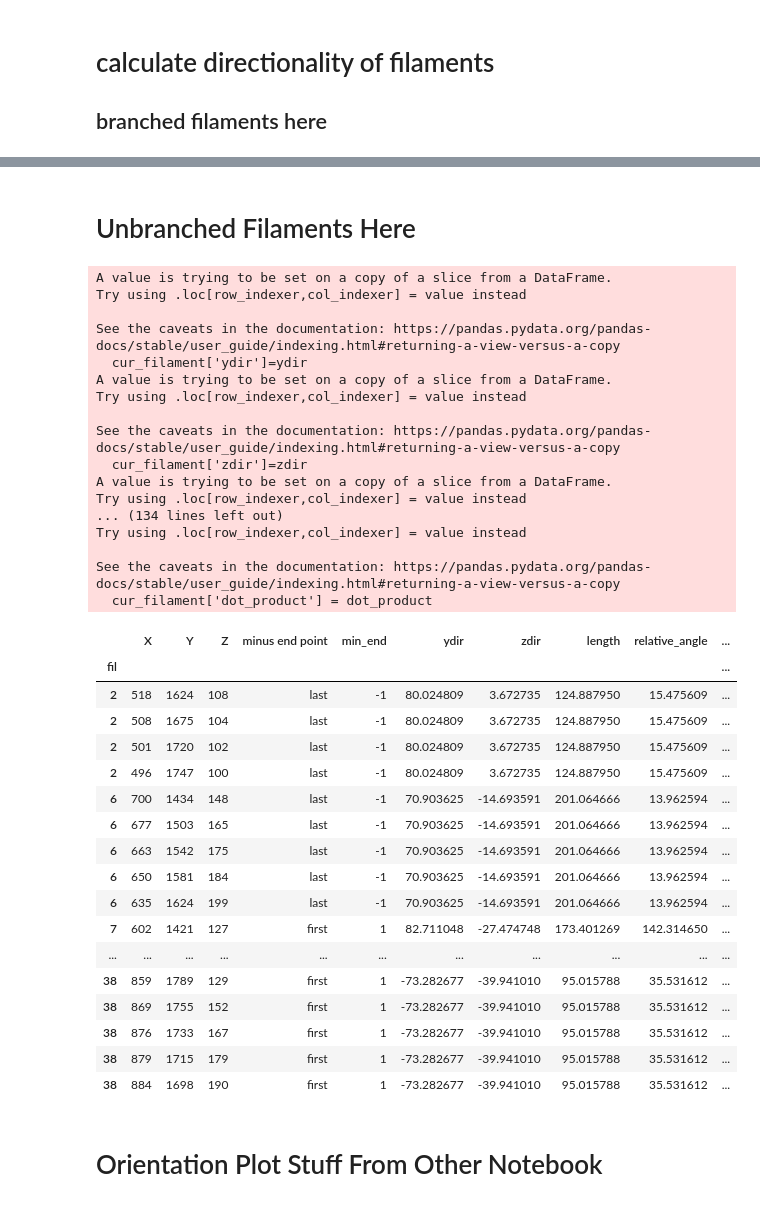
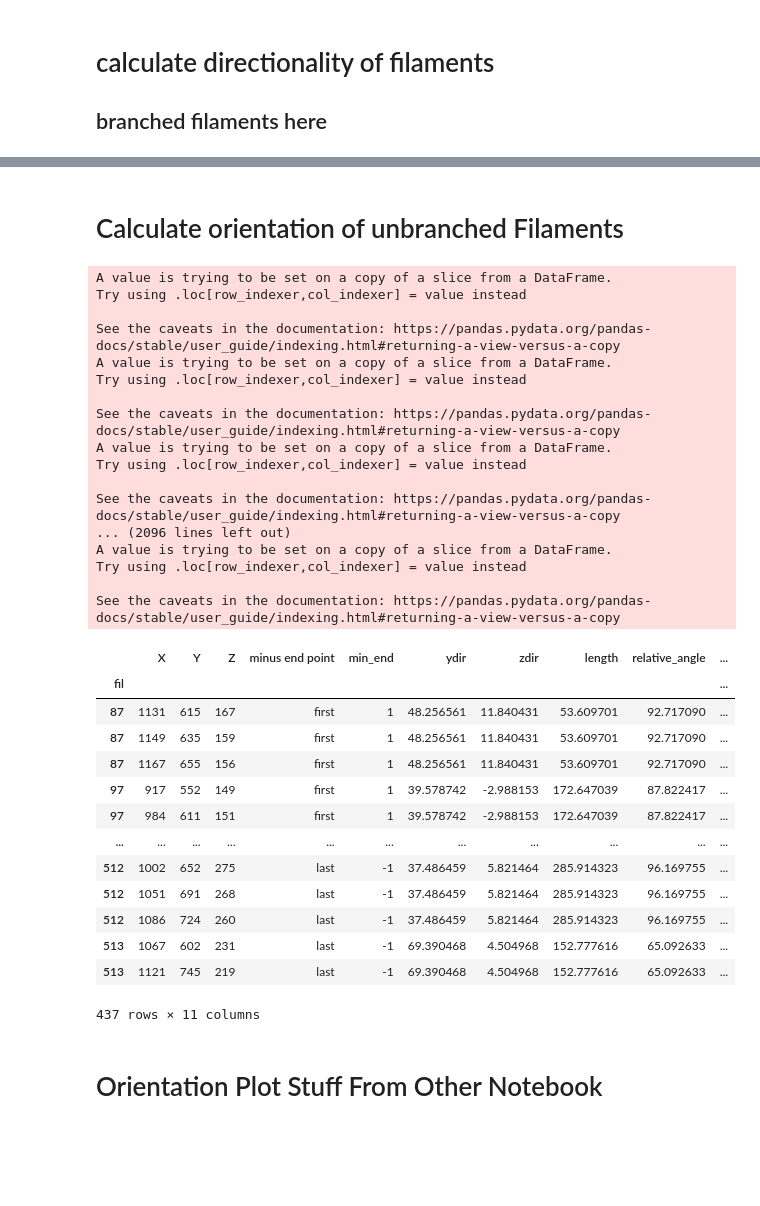
Before and after one commit to kvegesna/polarity-analysis, a Jupyter notebook: Notebooks/Plot_filament_orientations.ipynb, the cells around one changed output, grey strips where cells are left out. Drawn from its saved outputs; the diff is of its cells as text; code cells hidden in the pictures; blank space fills up the shorter version.

Commit message:
functioning version removes the filaments near the nogo plane and calculates orientation of the unbranched filaments. needs to be checked for bugs

```diff
--- a/Notebooks/Plot_filament_orientations.ipynb
+++ b/Notebooks/Plot_filament_orientations.ipynb
@@ -35,11 +35,11 @@ membrane_object = 1
 # membrane_object = 45
 # normal_directionality = -1
 
-membrane_path = '2018_April_Tomo01/'
+# membrane_path = '2018_April_Tomo01/'
+# normal_directionality = 1
+
+membrane_path = '2018June_Tomo14_Early_Invagination/'
 normal_directionality = 1
-
-# membrane_path = '2018June_Tomo14_Early_Invagination/'
-# normal_directionality = 1
 
 # membrane_path = '2018June_Tomo14_Late_Invagination/'
 # normal_directionality = -1
@@ -447,6 +459,6 @@ tagged_fil
 bb = branched_coords.reset_index()
 bb[~bb.fil.isin(tagged_fil)]
 
-branched_coords = bb[~bb.fil.isin(tagged_fil)]
-bran= selected_ub_coords.set_index('fil')
-selected_ub_coords
+selected_branched_coords = bb[~bb.fil.isin(tagged_fil)]
+selected_branched_coords = selected_branched_coords.set_index('fil')
+selected_branched_coords
@@ -492,8 +523,8 @@ relative_angles_90 = []
 normal_vector = normal
 
 
-for filament in branched_coords.index.unique():
-    cur_filament = branched_coords[branched_coords.index==filament]
+for filament in selected_branched_coords.index.unique():
+    cur_filament = selected_branched_coords[selected_branched_coords.index==filament]
     xx = cur_filament.X
     yy = cur_filament.Y
     zz = cur_filament.Z
@@ -565,8 +596,8 @@ for filament in branched_coords.index.unique():
     cur_filament['dot_product'] = dot_product
     all_filaments.append(cur_filament)
 
-all_filaments_df = pd.concat(all_filaments)
-all_filaments_df
+branched_filaments_df = pd.concat(all_filaments)
+branched_filaments_df
 # %% [output]
 A value is trying to be set on a copy of a slice from a DataFrame.
 Try using .loc[row_indexer,col_indexer] = value instead
@@ -599,8 +630,8 @@ See the caveats in the documentation: https://pandas.pydata.org/pandas-docs/stab
 | 36 | 784 | 1489 | 126 | -20.539039 | 37.301259 | 31.352831 | 51.700098 | -38.299902 | -0.619778 |
 | 36 | 814 | 1478 | 107 | -20.539039 | 37.301259 | 31.352831 | 51.700098 | -38.299902 | -0.619778 |
 124 rows × 9 columns
-# %% [markdown]
-# Unbranched Filaments Here
+# %% [markdown]
+# Calculate orientation of unbranched Filaments
 # %%
 ydirs=[]
 zdirs=[]
@@ -621,7 +652,11 @@ for filament in selected_ub_coords.index.unique():
     xx = cur_filament.X
     yy = cur_filament.Y
     zz = cur_filament.Z
-    normal_directionality = cur_filament.min_end
+#     calculate a directionality: -1 for minus end is the last point
+#  and +1 for minus end is the first point
+# this assumes that the orientation value is the same for all points on the filament
+
+    ub_directionality = cur_filament.min_end.mean()
 
     deltaxx = sum(np.diff(xx))
     deltayy = sum(np.diff(yy))
@@ -646,7 +681,7 @@ for filament in selected_ub_coords.index.unique():
 # so when plotting, we will check whether the value seems to be flipped or not.
 # We set the normal_directionality value (1 or -1) near the top of the notebook when setting the folder name
 
-    dot_product = np.dot(unit_vector_1, unit_vector_2)*normal_directionality
+    dot_product = np.dot(unit_vector_1, unit_vector_2)*normal_directionality*ub_directionality
 
 #     relative_angle is the relative angle between the normal vector and the filament vector
 #   starts at 0 and ends at 180
@@ -680,54 +715,50 @@ for filament in selected_ub_coords.index.unique():
 
     zdirs.append(zdir)
 
     filament_lengths.append(fil_length)
 
     cur_filament['ydir']=ydir
     cur_filament['zdir']=zdir
     cur_filament['length']=fil_length
     cur_filament['relative_angle'] = relative_angle
     cur_filament['relative_angle_90'] = relative_angle_90
     cur_filament['dot_product'] = dot_product
     all_filaments.append(cur_filament)
 
 ub_filaments_df = pd.concat(all_filaments)
 ub_filaments_df
 # %% [output]
 A value is trying to be set on a copy of a slice from a DataFrame.
 Try using .loc[row_indexer,col_indexer] = value instead
 
 See the caveats in the documentation: https://pandas.pydata.org/pandas-docs/stable/user_guide/indexing.html#returning-a-view-versus-a-copy
-  cur_filament['ydir']=ydir
 A value is trying to be set on a copy of a slice from a DataFrame.
 Try using .loc[row_indexer,col_indexer] = value instead
 
 See the caveats in the documentation: https://pandas.pydata.org/pandas-docs/stable/user_guide/indexing.html#returning-a-view-versus-a-copy
-  cur_filament['zdir']=zdir
 A value is trying to be set on a copy of a slice from a DataFrame.
-Try using .loc[row_indexer,col_indexer] = value instead
-... (134 lines left out)
 Try using .loc[row_indexer,col_indexer] = value instead
 
 See the caveats in the documentation: https://pandas.pydata.org/pandas-docs/stable/user_guide/indexing.html#returning-a-view-versus-a-copy
-  cur_filament['dot_product'] = dot_product
+... (2096 lines left out)
+A value is trying to be set on a copy of a slice from a DataFrame.
+Try using .loc[row_indexer,col_indexer] = value instead
+
+See the caveats in the documentation: https://pandas.pydata.org/pandas-docs/stable/user_guide/indexing.html#returning-a-view-versus-a-copy
 |  | X | Y | Z | minus end point | min_end | ydir | zdir | length | relative_angle | ... |
 | fil |  |  |  |  |  |  |  |  |  | ... |
-| 2 | 518 | 1624 | 108 | last | -1 | 80.024809 | 3.672735 | 124.887950 | 15.475609 | ... |
-| 2 | 508 | 1675 | 104 | last | -1 | 80.024809 | 3.672735 | 124.887950 | 15.475609 | ... |
-| 2 | 501 | 1720 | 102 | last | -1 | 80.024809 | 3.672735 | 124.887950 | 15.475609 | ... |
-| 2 | 496 | 1747 | 100 | last | -1 | 80.024809 | 3.672735 | 124.887950 | 15.475609 | ... |
-| 6 | 700 | 1434 | 148 | last | -1 | 70.903625 | -14.693591 | 201.064666 | 13.962594 | ... |
-| 6 | 677 | 1503 | 165 | last | -1 | 70.903625 | -14.693591 | 201.064666 | 13.962594 | ... |
-| 6 | 663 | 1542 | 175 | last | -1 | 70.903625 | -14.693591 | 201.064666 | 13.962594 | ... |
-| 6 | 650 | 1581 | 184 | last | -1 | 70.903625 | -14.693591 | 201.064666 | 13.962594 | ... |
-| 6 | 635 | 1624 | 199 | last | -1 | 70.903625 | -14.693591 | 201.064666 | 13.962594 | ... |
-| 7 | 602 | 1421 | 127 | first | 1 | 82.711048 | -27.474748 | 173.401269 | 142.314650 | ... |
+| 87 | 1131 | 615 | 167 | first | 1 | 48.256561 | 11.840431 | 53.609701 | 92.717090 | ... |
+| 87 | 1149 | 635 | 159 | first | 1 | 48.256561 | 11.840431 | 53.609701 | 92.717090 | ... |
+| 87 | 1167 | 655 | 156 | first | 1 | 48.256561 | 11.840431 | 53.609701 | 92.717090 | ... |
+| 97 | 917 | 552 | 149 | first | 1 | 39.578742 | -2.988153 | 172.647039 | 87.822417 | ... |
+| 97 | 984 | 611 | 151 | first | 1 | 39.578742 | -2.988153 | 172.647039 | 87.822417 | ... |
 | ... | ... | ... | ... | ... | ... | ... | ... | ... | ... | ... |
-| 38 | 859 | 1789 | 129 | first | 1 | -73.282677 | -39.941010 | 95.015788 | 35.531612 | ... |
-| 38 | 869 | 1755 | 152 | first | 1 | -73.282677 | -39.941010 | 95.015788 | 35.531612 | ... |
-| 38 | 876 | 1733 | 167 | first | 1 | -73.282677 | -39.941010 | 95.015788 | 35.531612 | ... |
-| 38 | 879 | 1715 | 179 | first | 1 | -73.282677 | -39.941010 | 95.015788 | 35.531612 | ... |
-| 38 | 884 | 1698 | 190 | first | 1 | -73.282677 | -39.941010 | 95.015788 | 35.531612 | ... |
+| 512 | 1002 | 652 | 275 | last | -1 | 37.486459 | 5.821464 | 285.914323 | 96.169755 | ... |
+| 512 | 1051 | 691 | 268 | last | -1 | 37.486459 | 5.821464 | 285.914323 | 96.169755 | ... |
+| 512 | 1086 | 724 | 260 | last | -1 | 37.486459 | 5.821464 | 285.914323 | 96.169755 | ... |
+| 513 | 1067 | 602 | 231 | last | -1 | 69.390468 | 4.504968 | 152.777616 | 65.092633 | ... |
+| 513 | 1121 | 745 | 219 | last | -1 | 69.390468 | 4.504968 | 152.777616 | 65.092633 | ... |
+437 rows × 11 columns
 # %% [markdown]
 # Orientation Plot Stuff From Other Notebook
 # %%
```
Also changed, not shown: parts of 16 cells of this notebook.
